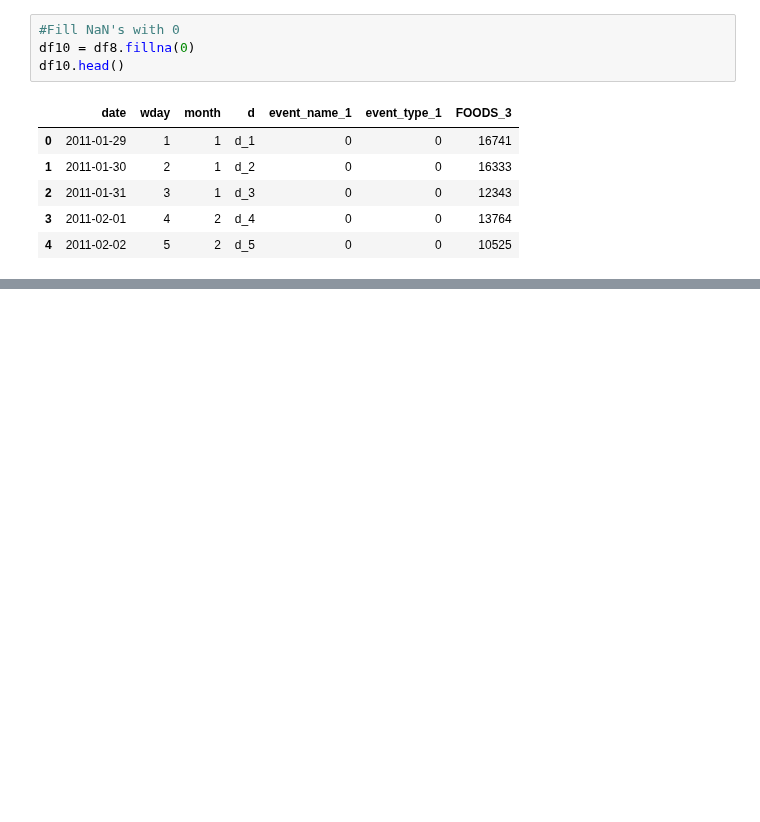
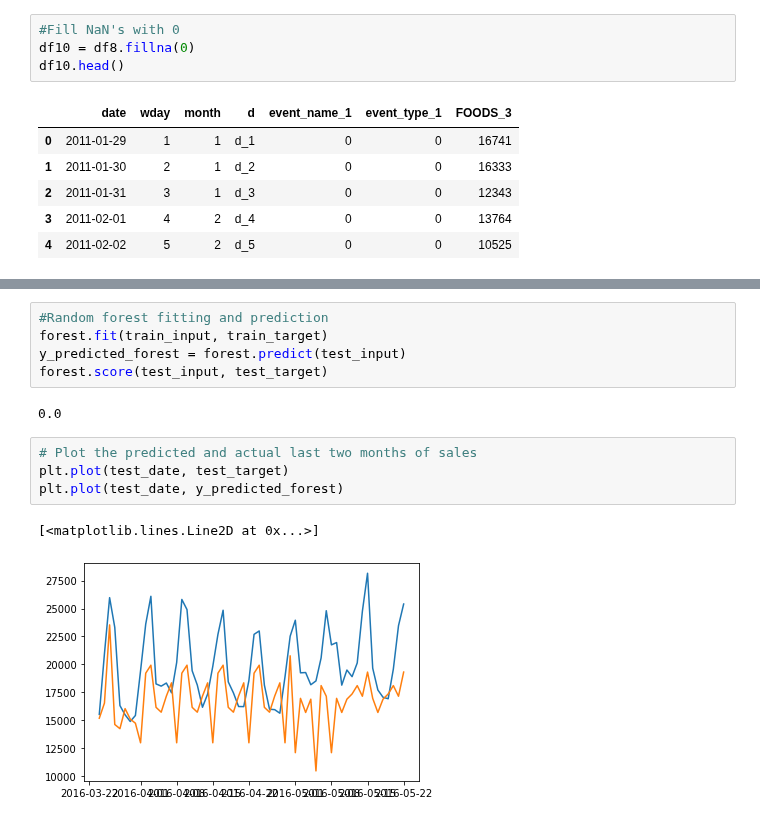
Before and after one commit to sithankanna/hts-forecast, a Jupyter notebook: notebooks/002-EK-EDA.ipynb, the cells around one changed output, grey strips where cells are left out. Saved outputs shown, nothing was run; the diff lists cells and outputs as text; blank space fills up the shorter version.

```diff
--- a/notebooks/002-EK-EDA.ipynb
+++ b/notebooks/002-EK-EDA.ipynb
@@ -415,0 +453,14 @@ df11[df11.event != 0]
+# %%
+#Random forest fitting and prediction
+forest.fit(train_input, train_target)
+y_predicted_forest = forest.predict(test_input)
+forest.score(test_input, test_target)
+# %% [output]
+0.0
+# %%
+# Plot the predicted and actual last two months of sales
+plt.plot(test_date, test_target)
+plt.plot(test_date, y_predicted_forest)
+# %% [output]
+[<matplotlib.lines.Line2D at 0x...>]
+[figure, added]
```
Also changed, not shown: parts of 14 cells of this notebook.
